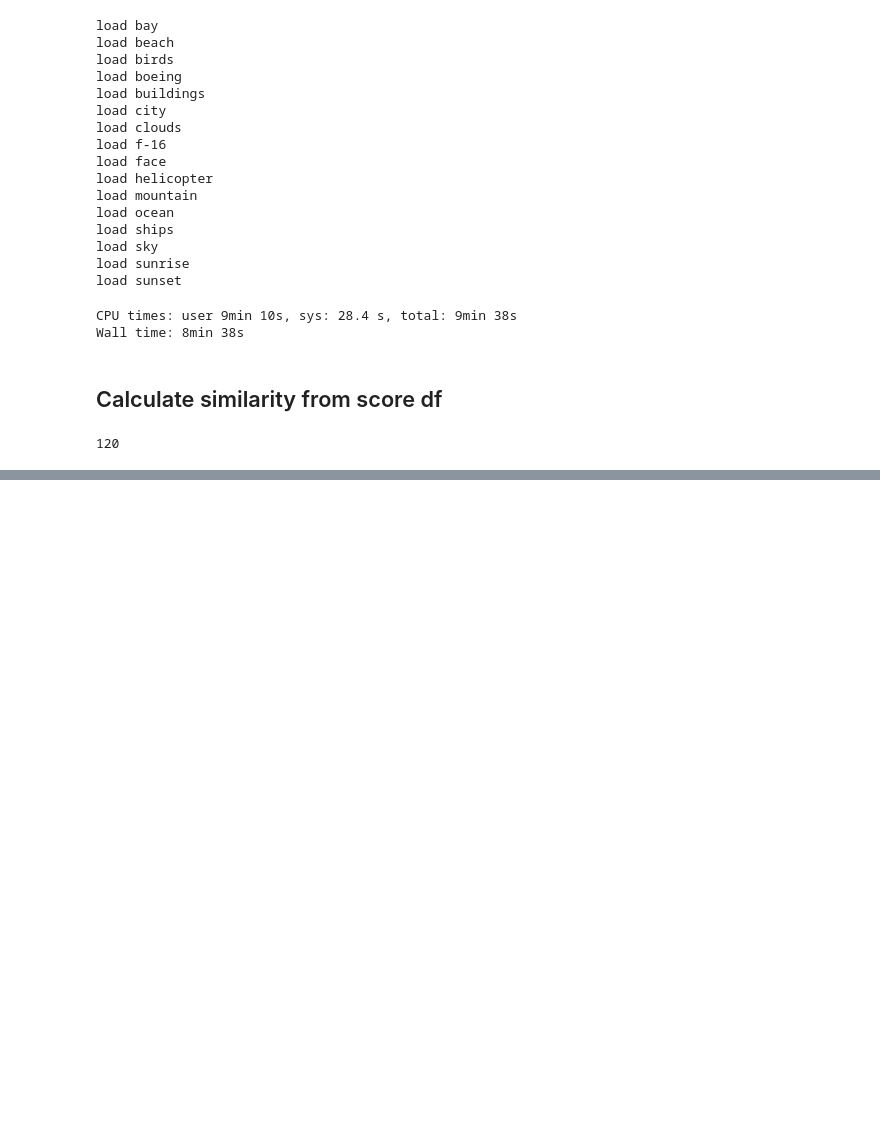
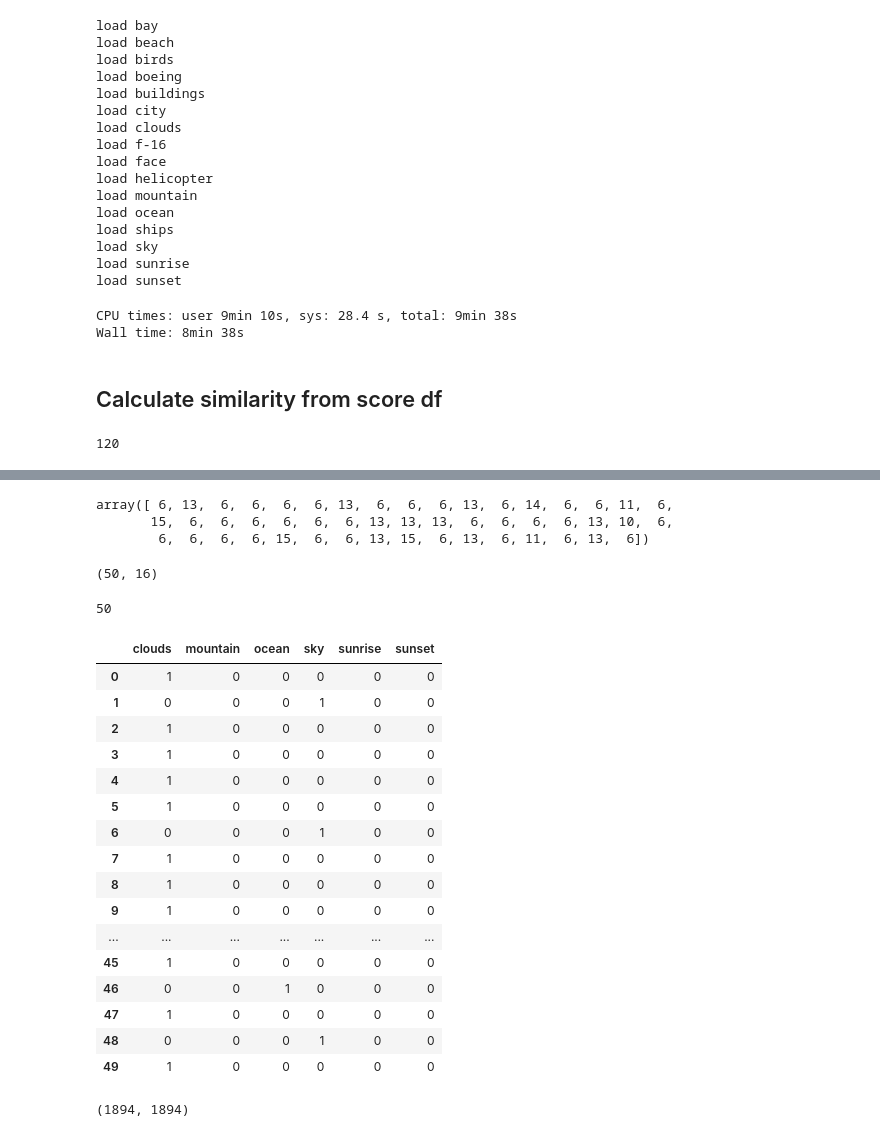
Before and after one commit to karino2/ClassSim, a Jupyter notebook: classifier_similarity.ipynb, the cells around one changed output, grey strips where cells are left out. Saved outputs shown, nothing was run; the diff lists cells and outputs as text; code cells hidden in the pictures; blank space fills up the shorter version.

Commit message:
Add multiclassification code, under construction.

```diff
--- a/classifier_similarity.ipynb
+++ b/classifier_similarity.ipynb
@@ -235,0 +270,5 @@ simdf
+# %%
+with open("trained_model/multiclass-classification-labels.json", 'r') as f:
+    labeldic = json.load(f)
+# %%
+multidic = {val:key for key,val in labeldic.items()}
@@ -235,0 +296,14 @@ simdf
+# %%
+np.argmax(tmp, axis=1)
+# %% [output]
+array([ 6, 13,  6,  6,  6,  6, 13,  6,  6,  6, 13,  6, 14,  6,  6, 11,  6,
+       15,  6,  6,  6,  6,  6,  6, 13, 13, 13,  6,  6,  6,  6, 13, 10,  6,
+        6,  6,  6,  6, 15,  6,  6, 13, 15,  6, 13,  6, 11,  6, 13,  6])
+# %%
+tmp.shape
+# %% [output]
+(50, 16)
+# %%
+len(np.argmax(tmp, axis=1))
+# %% [output]
+50
@@ -235,0 +312,20 @@ simdf
+# %%
+pd.get_dummies([multidic[ind] for ind in np.argmax(tmp, axis=1)])
+# %% [output]
+|  | clouds | mountain | ocean | sky | sunrise | sunset |
+| 0 | 1 | 0 | 0 | 0 | 0 | 0 |
+| 1 | 0 | 0 | 0 | 1 | 0 | 0 |
+| 2 | 1 | 0 | 0 | 0 | 0 | 0 |
+| 3 | 1 | 0 | 0 | 0 | 0 | 0 |
+| 4 | 1 | 0 | 0 | 0 | 0 | 0 |
+| 5 | 1 | 0 | 0 | 0 | 0 | 0 |
+| 6 | 0 | 0 | 0 | 1 | 0 | 0 |
+| 7 | 1 | 0 | 0 | 0 | 0 | 0 |
+| 8 | 1 | 0 | 0 | 0 | 0 | 0 |
+| 9 | 1 | 0 | 0 | 0 | 0 | 0 |
+| ... | ... | ... | ... | ... | ... | ... |
+| 45 | 1 | 0 | 0 | 0 | 0 | 0 |
+| 46 | 0 | 0 | 1 | 0 | 0 | 0 |
+| 47 | 1 | 0 | 0 | 0 | 0 | 0 |
+| 48 | 0 | 0 | 0 | 1 | 0 | 0 |
+| 49 | 1 | 0 | 0 | 0 | 0 | 0 |
@@ -235,0 +338,4 @@ simdf
+# %%
+len(labels), len(paths)
+# %% [output]
+(1894, 1894)
```
Also changed, not shown: parts of 35 cells of this notebook.
